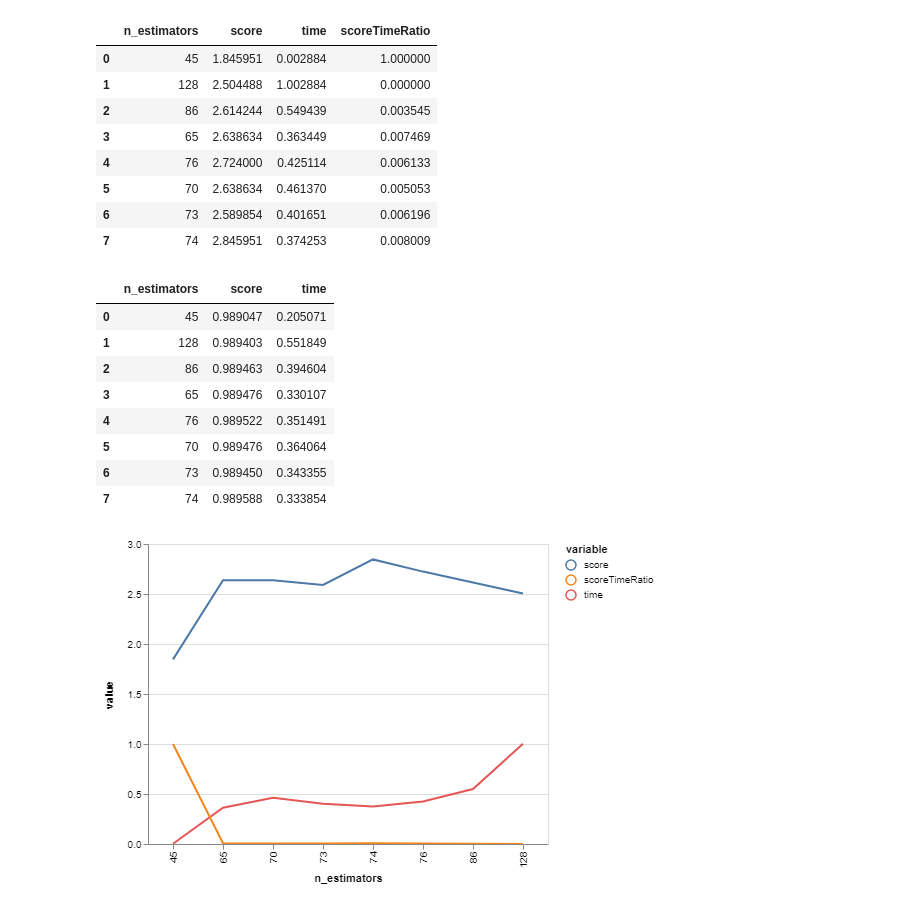
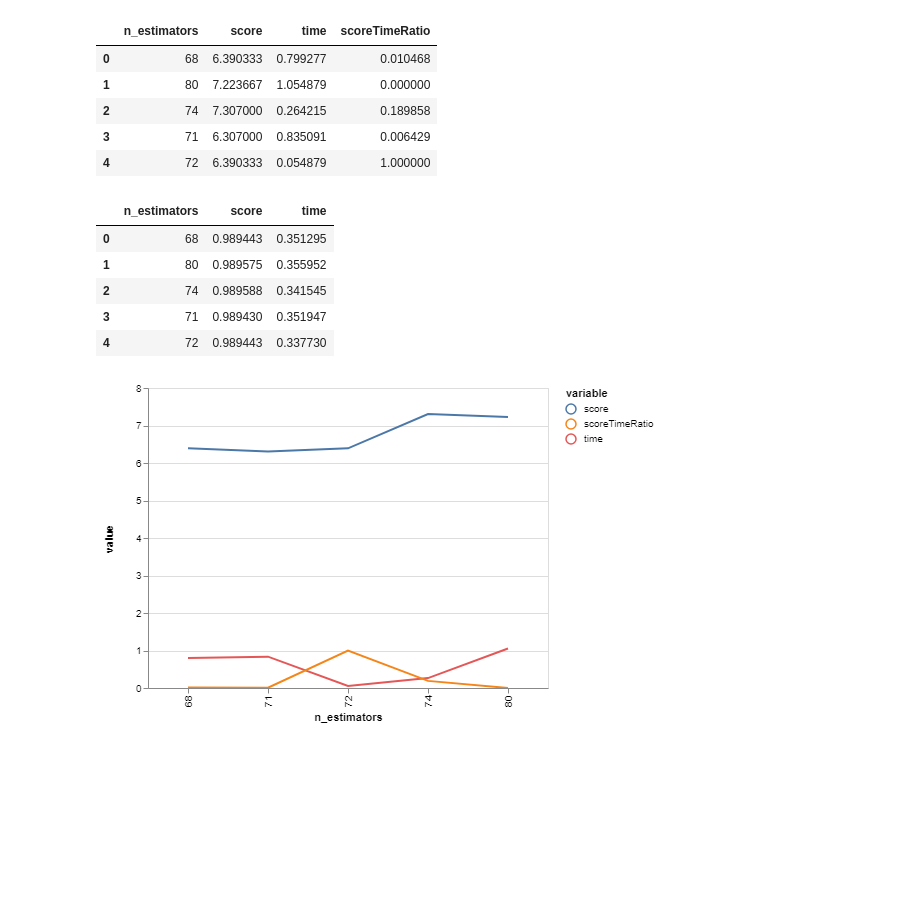
Before and after one commit to mattalhonte/binary-grid-search, a Jupyter notebook: Binary Search Interactive (n_estimators).ipynb, the cells around one changed output. Saved outputs shown, nothing was run; the diff lists cells and outputs as text; code cells hidden in the pictures; blank space fills up the shorter version.

```diff
--- a/Binary Search Interactive (n_estimators).ipynb
+++ b/Binary Search Interactive (n_estimators).ipynb
@@ -69,32 +69,26 @@ bgs.showTimeScoreChartAndGraph(n_estimators)
 # %%
 n_estimators = bgs.compareValsBaseCase(X,
                     y,
                     getForestAccuracy,
                     rfArgs,
                     roc_auc_score,
                     "n_estimators",
                     0,
-                    45,
-                    128)
+                    68,
+                    80)
 
 bgs.showTimeScoreChartAndGraph(n_estimators)
 # %% [output]
 |  | n_estimators | score | time | scoreTimeRatio |
-| 0 | 45 | 1.845951 | 0.002884 | 1.000000 |
-| 1 | 128 | 2.504488 | 1.002884 | 0.000000 |
-| 2 | 86 | 2.614244 | 0.549439 | 0.003545 |
-| 3 | 65 | 2.638634 | 0.363449 | 0.007469 |
-| 4 | 76 | 2.724000 | 0.425114 | 0.006133 |
-| 5 | 70 | 2.638634 | 0.461370 | 0.005053 |
-| 6 | 73 | 2.589854 | 0.401651 | 0.006196 |
-| 7 | 74 | 2.845951 | 0.374253 | 0.008009 |
+| 0 | 68 | 6.390333 | 0.799277 | 0.010468 |
+| 1 | 80 | 7.223667 | 1.054879 | 0.000000 |
+| 2 | 74 | 7.307000 | 0.264215 | 0.189858 |
+| 3 | 71 | 6.307000 | 0.835091 | 0.006429 |
+| 4 | 72 | 6.390333 | 0.054879 | 1.000000 |
 |  | n_estimators | score | time |
-| 0 | 45 | 0.989047 | 0.205071 |
-| 1 | 128 | 0.989403 | 0.551849 |
-| 2 | 86 | 0.989463 | 0.394604 |
-| 3 | 65 | 0.989476 | 0.330107 |
-| 4 | 76 | 0.989522 | 0.351491 |
-| 5 | 70 | 0.989476 | 0.364064 |
-| 6 | 73 | 0.989450 | 0.343355 |
-| 7 | 74 | 0.989588 | 0.333854 |
+| 0 | 68 | 0.989443 | 0.351295 |
+| 1 | 80 | 0.989575 | 0.355952 |
+| 2 | 74 | 0.989588 | 0.341545 |
+| 3 | 71 | 0.989430 | 0.351947 |
+| 4 | 72 | 0.989443 | 0.337730 |
-[figure, old version]
+[figure, new version]
```
Also changed, not shown: parts of 4 cells of this notebook.
